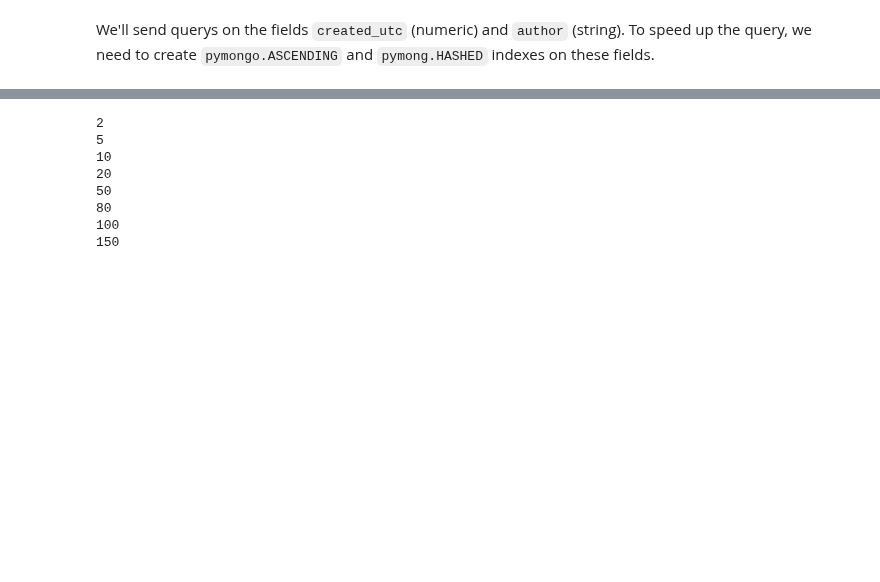
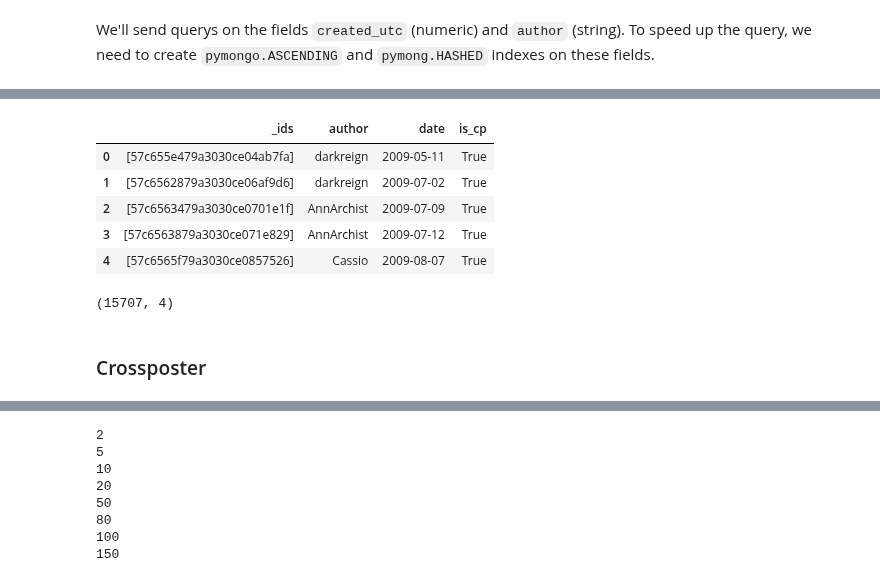
Before and after one commit to chao-ji/reddit, a Jupyter notebook: Part 6 Topic Modeling.ipynb, the cells around one changed output, grey strips where cells are left out. Cells and saved outputs as stored; diff of their text form; code cells hidden in the pictures; blank space fills up the shorter version.

```diff
--- a/Part 6 Topic Modeling.ipynb
+++ b/Part 6 Topic Modeling.ipynb
@@ -134,0 +152,15 @@ len(corpus_cp), len(corpus_ncp)
+# %%
+feminism_is_cp[:5]
+# %% [output]
+|  | _ids | author | date | is_cp |
+| 0 | [57c655e479a3030ce04ab7fa] | darkreign | 2009-05-11 | True |
+| 1 | [57c6562879a3030ce06af9d6] | darkreign | 2009-07-02 | True |
+| 2 | [57c6563479a3030ce0701e1f] | AnnArchist | 2009-07-09 | True |
+| 3 | [57c6563879a3030ce071e829] | AnnArchist | 2009-07-12 | True |
+| 4 | [57c6565f79a3030ce0857526] | Cassio | 2009-08-07 | True |
+# %%
+feminism_is_cp.shape
+# %% [output]
+(15707, 4)
+# %% [markdown]
+### Crossposter
```
Also changed, not shown: parts of 78 cells of this notebook.
